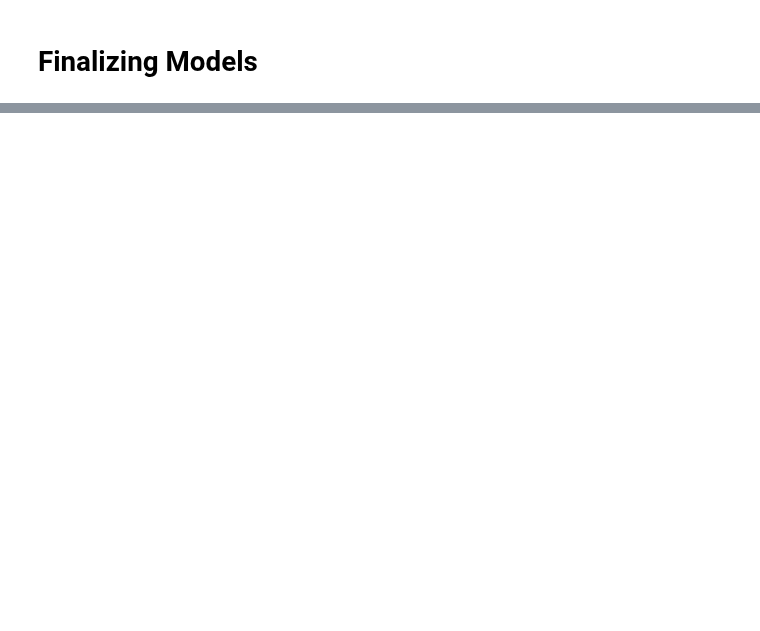
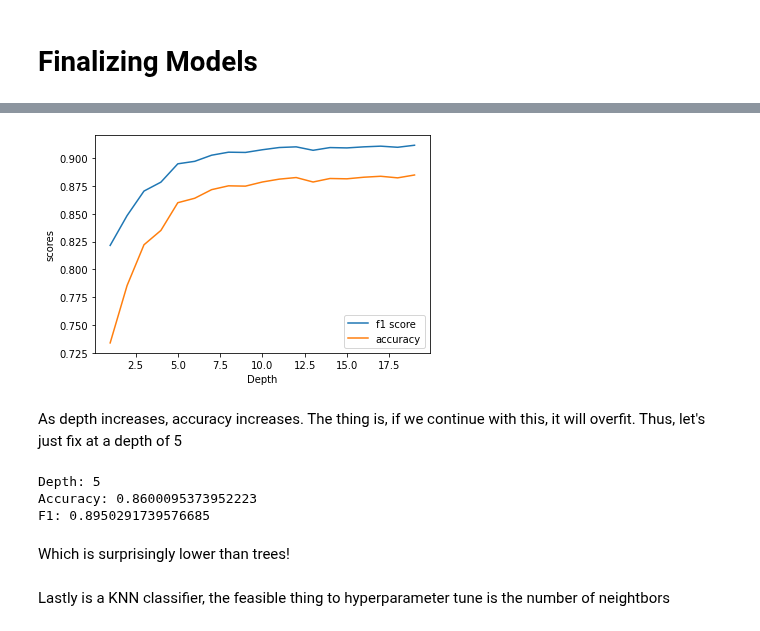
Before and after one commit to obDann/INF2179-GroupProject, a Jupyter notebook: INF2179_group_assignment_to_write_about.ipynb, the cells around one changed output, grey strips where cells are left out. Cells and saved outputs as stored; diff of their text form; code cells hidden in the pictures; blank space fills up the shorter version.

```diff
--- a/ds_modelling.ipynb
+++ b/INF2179_group_assignment_to_write_about.ipynb
@@ -1463,0 +1629,59 @@ It's hard to say that we can find a linear relationship to segment. Thus, it's n
+# %%
+metric_dict_rf = {"depth": [], "f1_score": [], "accuracy_score": []}
+
+for depth in range(1, 20):
+    kf_opt = StratifiedKFold(n_splits=5, shuffle=True, random_state=2)
+
+    rf_classifier = RandomForestClassifier(max_depth=depth, random_state=2)
+
+    temp_accuracy_list = []
+    temp_f1s_list = []
+
+    # from here, run through the k-fold
+
+    for train_index, test_index in kf_opt.split(df_x, df_y):
+        x_train, x_test = df_x.iloc[train_index], df_x.iloc[test_index]
+        y_train, y_test = df_y.iloc[train_index], df_y.iloc[test_index]
+        rf_classifier.fit(x_train, y_train)
+        nb_predictions = rf_classifier.predict(x_test)
+        temp_accuracy = accuracy_score(y_test, nb_predictions)
+        temp_f1 = f1_score(y_test, nb_predictions)
+
+        temp_accuracy_list.append(temp_accuracy)
+        temp_f1s_list.append(temp_f1)
+
+    metric_dict_rf["depth"].append(depth)
+    metric_dict_rf["accuracy_score"].append(sum(temp_accuracy_list) / len(temp_accuracy_list))
+    metric_dict_rf["f1_score"].append(sum(temp_f1s_list) / len(temp_f1s_list))
+# %%
+# we're just interested in the axis
+temp, ax = plt.subplots()
+
+# plotting f1-score
+ax.plot(metric_dict_rf["depth"], metric_dict_rf["f1_score"], label="f1 score")
+# plotting accuracy
+ax.plot(metric_dict_rf["depth"], metric_dict_rf["accuracy_score"], label="accuracy")
+ax.legend()
+
+# setting labels
+ax.set_xlabel('Depth')
+ax.set_ylabel('scores')
+
+plt.show()
+# %% [output]
+[figure, added]
+# %% [markdown]
+As depth increases, accuracy increases. The thing is, if we continue with this, it will overfit. Thus, let's just fix at a depth of 5
+# %%
+#index_for_best = metric_dict_rf["accuracy_score"].index(max(metric_dict_rf["accuracy_score"]))
+print("Depth:", metric_dict_rf["depth"][4])
+print("Accuracy:", metric_dict_rf["accuracy_score"][4])
+print("F1:", metric_dict_rf["f1_score"][4])
+# %% [output]
+Depth: 5
+Accuracy: 0.8600095373952223
+F1: 0.8950291739576685
+# %% [markdown]
+Which is surprisingly lower than trees!
+# %% [markdown]
+Lastly is a KNN classifier, the feasible thing to hyperparameter tune is the number of neightbors
```
Also changed, not shown: parts of 25 cells of this notebook.
